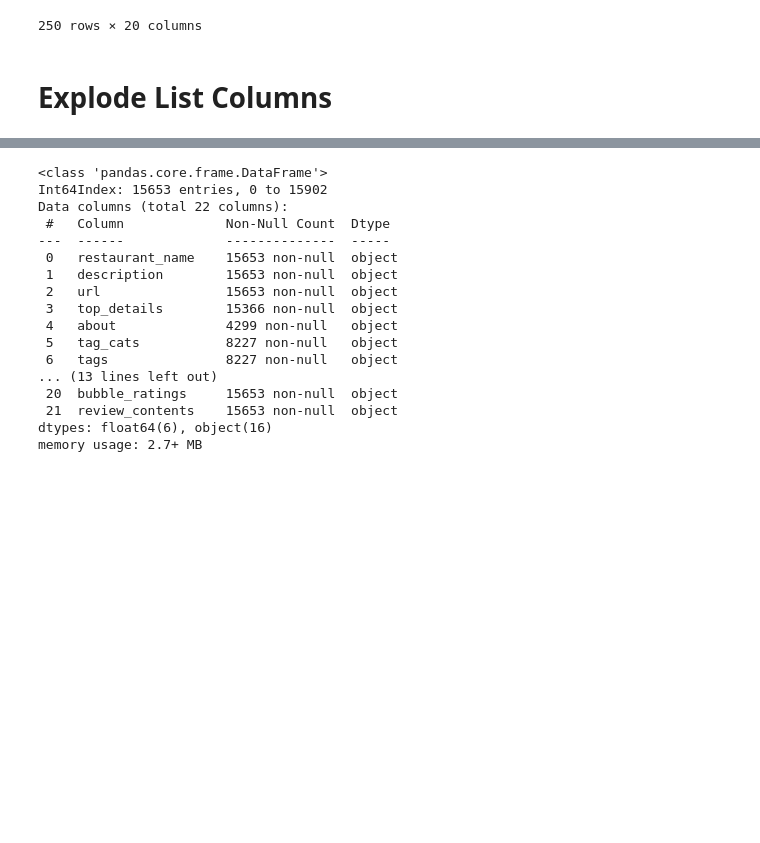
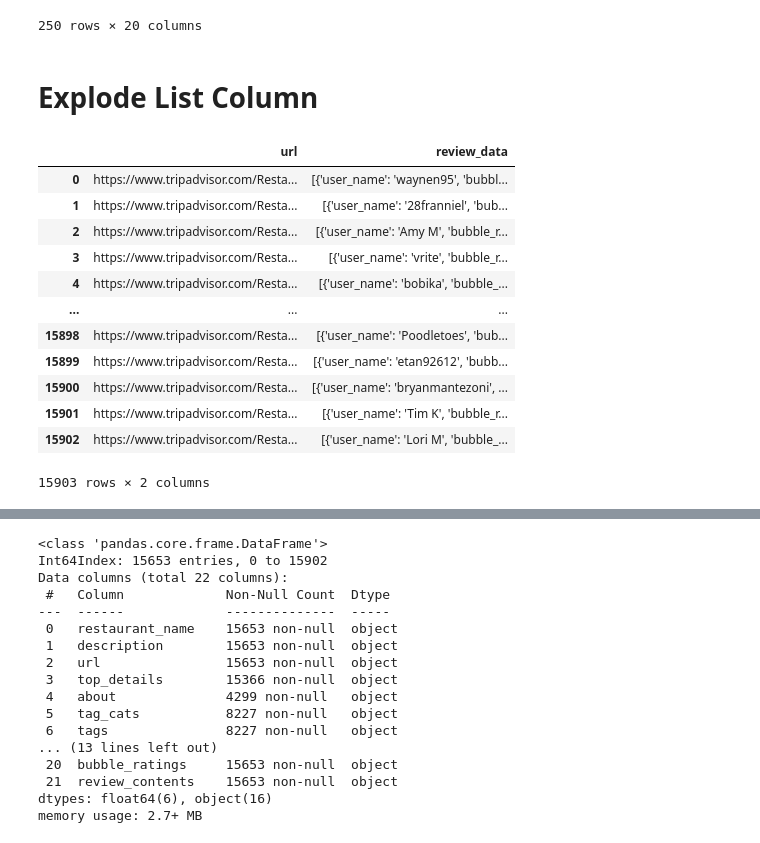
Before and after one commit to chelseanbr/hon-eats-recommender, a Jupyter notebook: eda.ipynb, the cells around one changed output, grey strips where cells are left out. Cells and saved outputs as stored; diff of their text form; code cells hidden in the pictures; blank space fills up the shorter version.

```diff
--- a/eda.ipynb
+++ b/eda.ipynb
@@ -13,0 +9,4 @@ df.shape
+# %%
+df = pd.read_csv(data_file, index_col=0)
+df['review_data'] = df['review_data'].apply(lambda x: x.strip('[]').split(','))
+df.shape
@@ -114,4 +118,21 @@ df[df['num_reviews'].isnull()]
 | 15897 | Timmy T's Gourmet Grinders, Honolulu | Timmy T's Gourmet Grinders, Honol... | https://www.tripadvisor.com/Resta... | NaN | NaN | NaN | NaN | Meals | ... |
 250 rows × 20 columns
 # %% [markdown]
-# Explode List Columns
+# Explode List Column
+# %%
+reviews_df = df[['url', 'review_data']]
+reviews_df
+# %% [output]
+|  | url | review_data |
+| 0 | https://www.tripadvisor.com/Resta... | [{'user_name': 'waynen95', 'bubbl... |
+| 1 | https://www.tripadvisor.com/Resta... | [{'user_name': '28franniel', 'bub... |
+| 2 | https://www.tripadvisor.com/Resta... | [{'user_name': 'Amy M', 'bubble_r... |
+| 3 | https://www.tripadvisor.com/Resta... | [{'user_name': 'vrite', 'bubble_r... |
+| 4 | https://www.tripadvisor.com/Resta... | [{'user_name': 'bobika', 'bubble_... |
+| ... | ... | ... |
+| 15898 | https://www.tripadvisor.com/Resta... | [{'user_name': 'Poodletoes', 'bub... |
+| 15899 | https://www.tripadvisor.com/Resta... | [{'user_name': 'etan92612', 'bubb... |
+| 15900 | https://www.tripadvisor.com/Resta... | [{'user_name': 'bryanmantezoni', ... |
+| 15901 | https://www.tripadvisor.com/Resta... | [{'user_name': 'Tim K', 'bubble_r... |
+| 15902 | https://www.tripadvisor.com/Resta... | [{'user_name': 'Lori M', 'bubble_... |
+15903 rows × 2 columns
```
Also changed, not shown: parts of 7 cells of this notebook.
